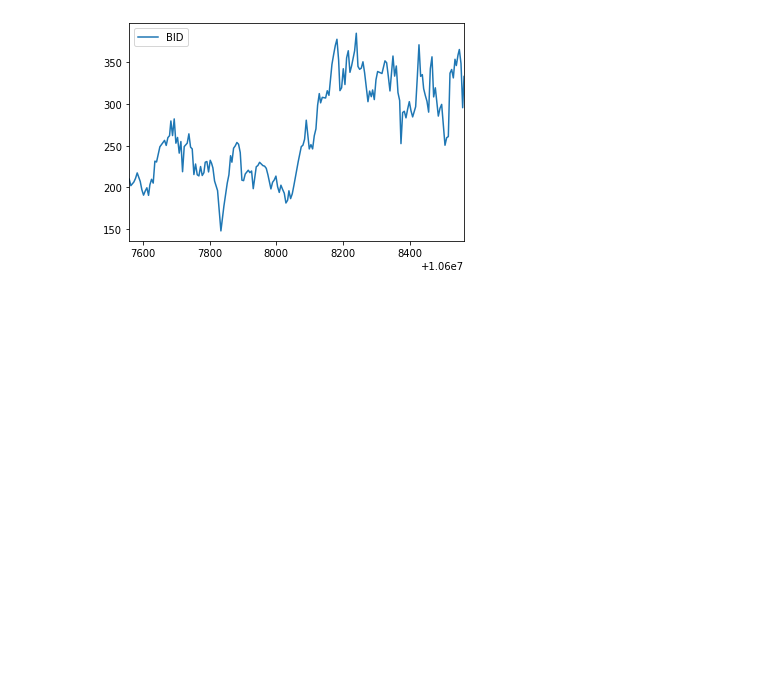
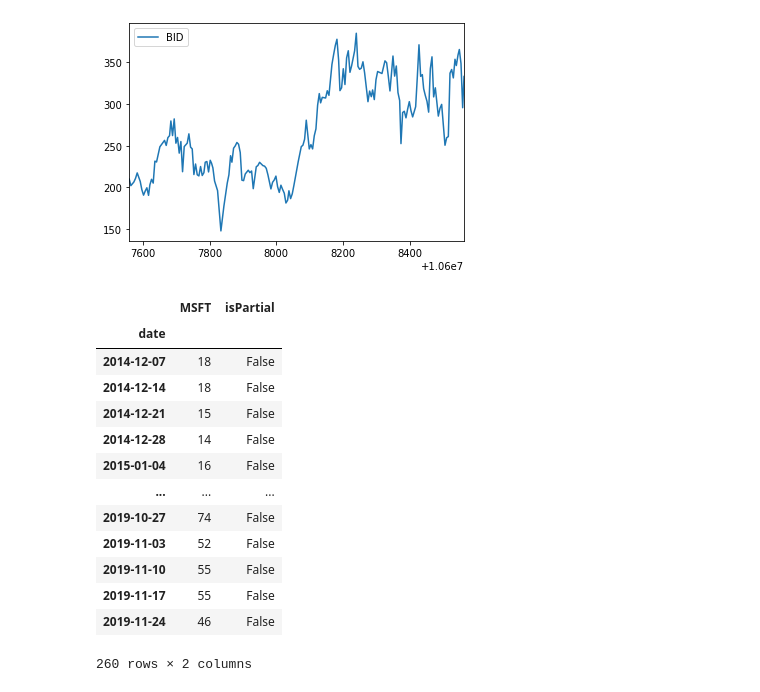
Before and after one commit to Atharva747/gtrends, a Jupyter notebook: gtrends.ipynb, the cells around one changed output. Drawn from its saved outputs; the diff is of its cells as text; code cells hidden in the pictures; blank space fills up the shorter version.

```diff
--- a/gtrends.ipynb
+++ b/gtrends.ipynb
@@ -128,3 +136,22 @@ See the caveats in the documentation: http://pandas.pydata.org/pandas-docs/stabl
 183 rows × 12 columns
 [figure]
 [figure]
+# %%
+d = getdata('MSFT')
+# %%
+d
+# %% [output]
+|  | MSFT | isPartial |
+| date |  |  |
+| 2014-12-07 | 18 | False |
+| 2014-12-14 | 18 | False |
+| 2014-12-21 | 15 | False |
+| 2014-12-28 | 14 | False |
+| 2015-01-04 | 16 | False |
+| ... | ... | ... |
+| 2019-10-27 | 74 | False |
+| 2019-11-03 | 52 | False |
+| 2019-11-10 | 55 | False |
+| 2019-11-17 | 55 | False |
+| 2019-11-24 | 46 | False |
+260 rows × 2 columns
```
Also changed, not shown: parts of 4 cells of this notebook.
